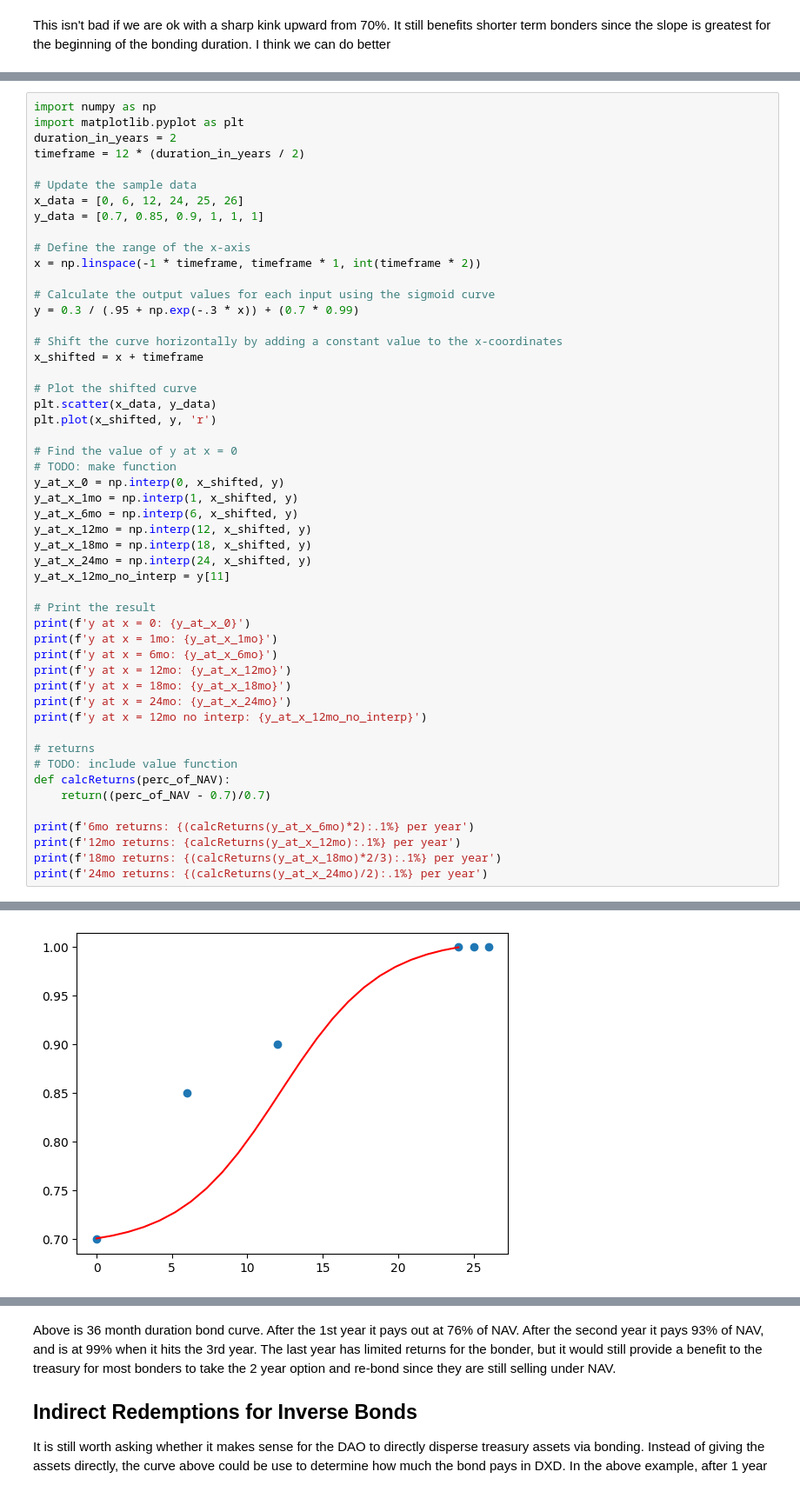
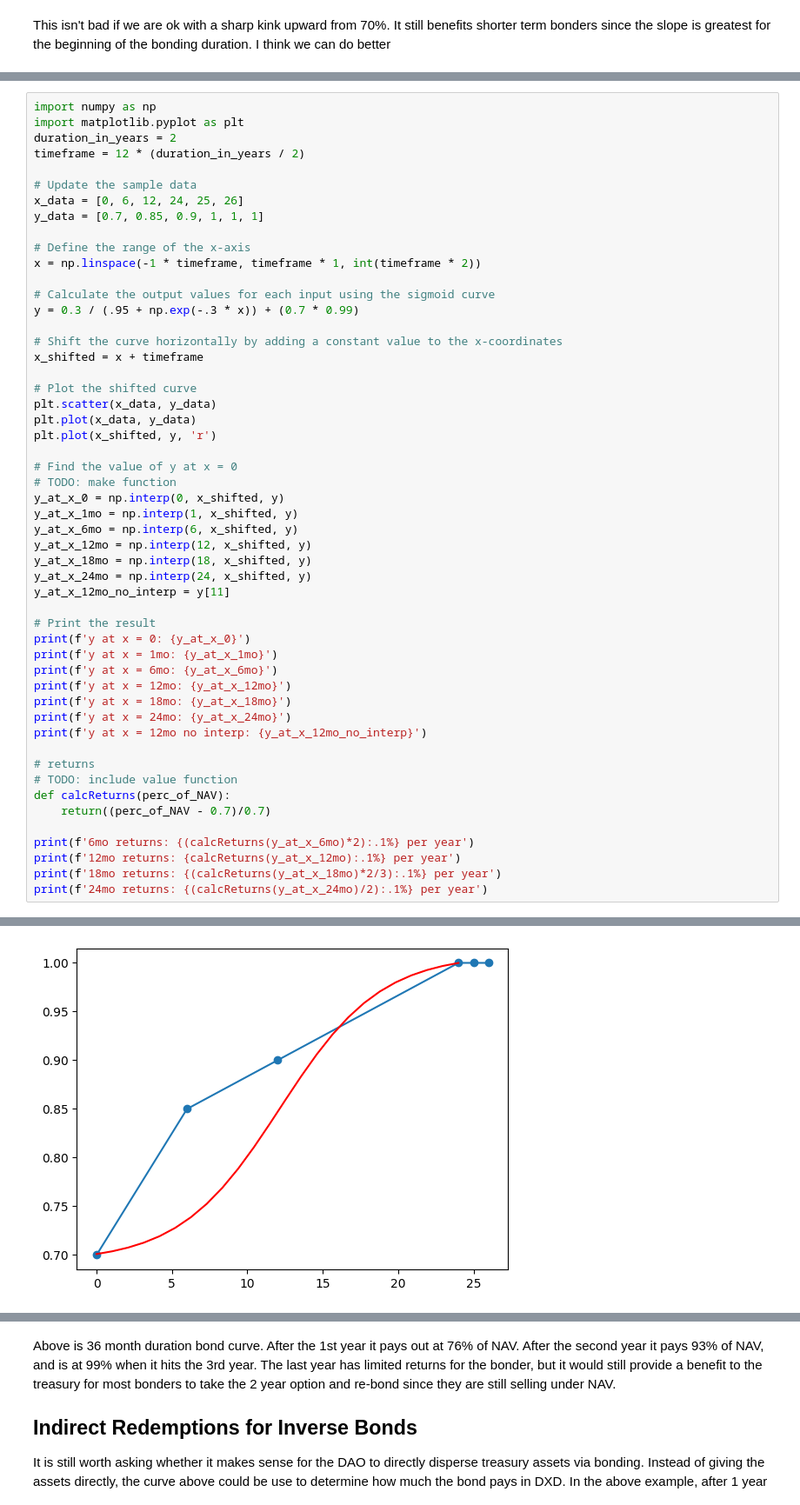
Before and after one commit to rossgalloway/CaneyFork, a Jupyter notebook: reverse bonds math.ipynb, the cells around one changed output, grey strips where cells are left out. Shown at 87% size. Drawn from its saved outputs; the diff is of its cells as text.

```diff
--- a/reverse bonds math.ipynb
+++ b/reverse bonds math.ipynb
@@ -201,6 +181,7 @@ x_shifted = x + timeframe
 
 # Plot the shifted curve
 plt.scatter(x_data, y_data)
+plt.plot(x_data, y_data)
 plt.plot(x_shifted, y, 'r')
 
 # Find the value of y at x = 0
@@ -216,32 +197,32 @@ y_at_x_12mo_no_interp = y[11]
 # Print the result
 print(f'y at x = 0: {y_at_x_0}')
 print(f'y at x = 1mo: {y_at_x_1mo}')
 print(f'y at x = 6mo: {y_at_x_6mo}')
 print(f'y at x = 12mo: {y_at_x_12mo}')
 print(f'y at x = 18mo: {y_at_x_18mo}')
 print(f'y at x = 24mo: {y_at_x_24mo}')
 print(f'y at x = 12mo no interp: {y_at_x_12mo_no_interp}')
 
 # returns
 # TODO: include value function
 def calcReturns(perc_of_NAV):
     return((perc_of_NAV - 0.7)/0.7)
 
 print(f'6mo returns: {(calcReturns(y_at_x_6mo)*2):.1%} per year')
 print(f'12mo returns: {calcReturns(y_at_x_12mo):.1%} per year')
 print(f'18mo returns: {(calcReturns(y_at_x_18mo)*2/3):.1%} per year')
 print(f'24mo returns: {(calcReturns(y_at_x_24mo)/2):.1%} per year')
 # %% [output]
 y at x = 0: 0.7009897232038964
 y at x = 1mo: 0.7037077371030672
 y at x = 6mo: 0.736101664868972
 y at x = 12mo: 0.8468708334241721
 y at x = 18mo: 0.9617335574744789
 y at x = 24mo: 0.9999607266349549
 y at x = 12mo no interp: 0.8345470785033721
 6mo returns: 10.3% per year
 12mo returns: 21.0% per year
 18mo returns: 24.9% per year
 24mo returns: 21.4% per year
-[figure, old version]
+[figure, new version]
 # %% [markdown]
```
Also changed, not shown: parts of 9 cells of this notebook, 2 other files.
